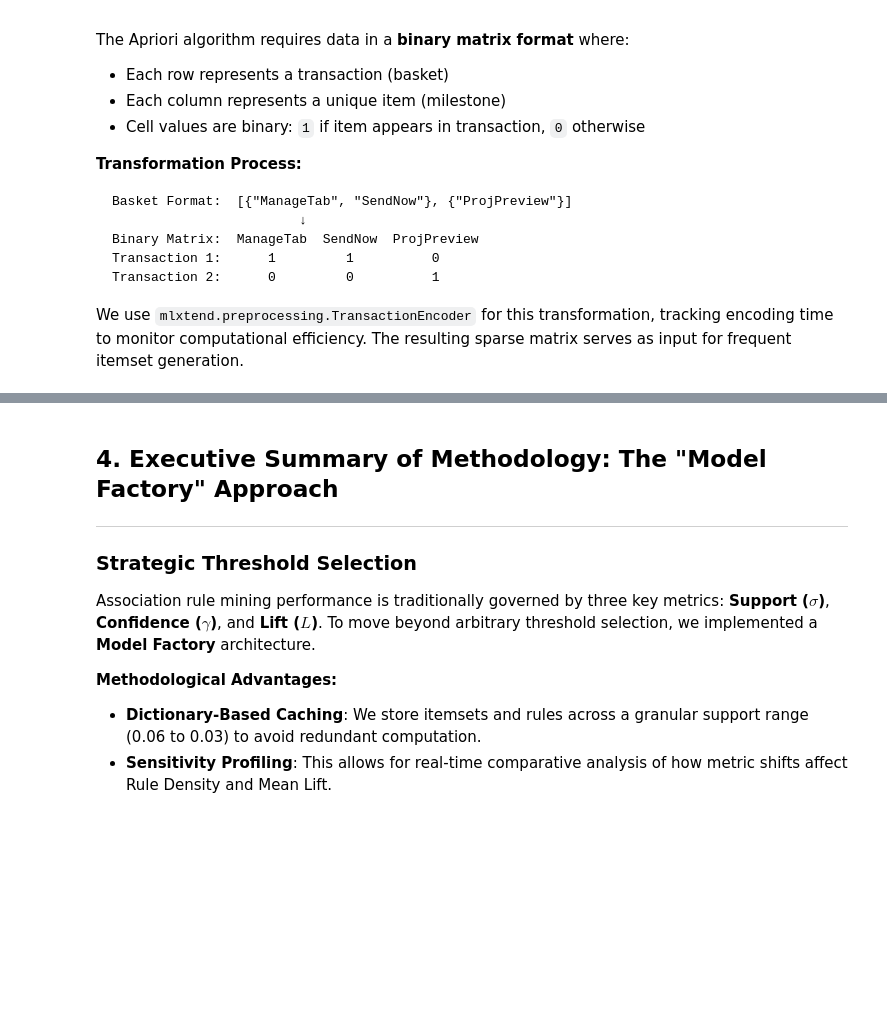
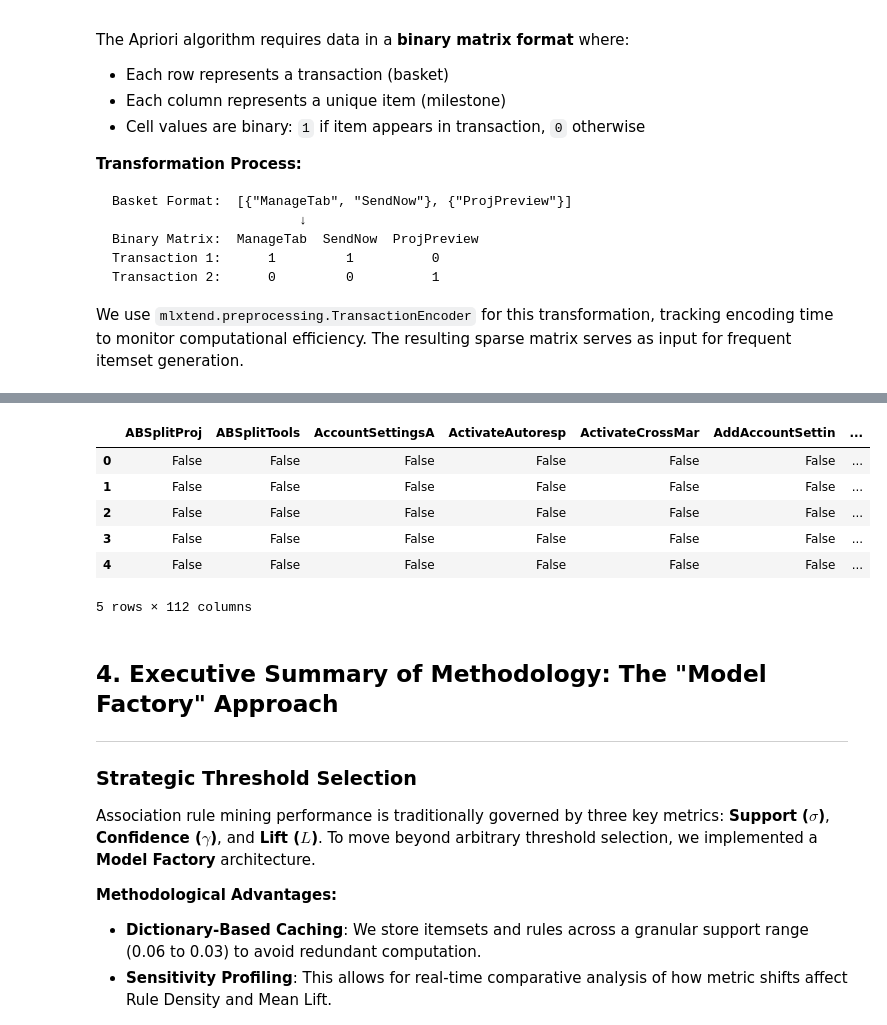
Before and after one commit to bhavik-knight/5580-dm-a3-association, a Jupyter notebook: code/03_apriori_session.ipynb, the cells around one changed output, grey strips where cells are left out. Drawn from its saved outputs; the diff is of its cells as text; code cells hidden in the pictures; blank space fills up the shorter version.

```diff
--- a/code/03_apriori_session.ipynb
+++ b/code/03_apriori_session.ipynb
@@ -131,3 +131,13 @@ Session matrix shape: (20772, 112) (Encoded in 50.44 ms)
+# %%
+session_encoded.head()
+# %% [output]
+|  | ABSplitProj | ABSplitTools | AccountSettingsA | ActivateAutoresp | ActivateCrossMar | AddAccountSettin | ... |
+| 0 | False | False | False | False | False | False | ... |
+| 1 | False | False | False | False | False | False | ... |
+| 2 | False | False | False | False | False | False | ... |
+| 3 | False | False | False | False | False | False | ... |
+| 4 | False | False | False | False | False | False | ... |
+5 rows × 112 columns
 # %% [markdown]
 ## 4. Executive Summary of Methodology: The "Model Factory" Approach
 
```
Also changed, not shown: parts of 12 cells of this notebook, 17 other files.
